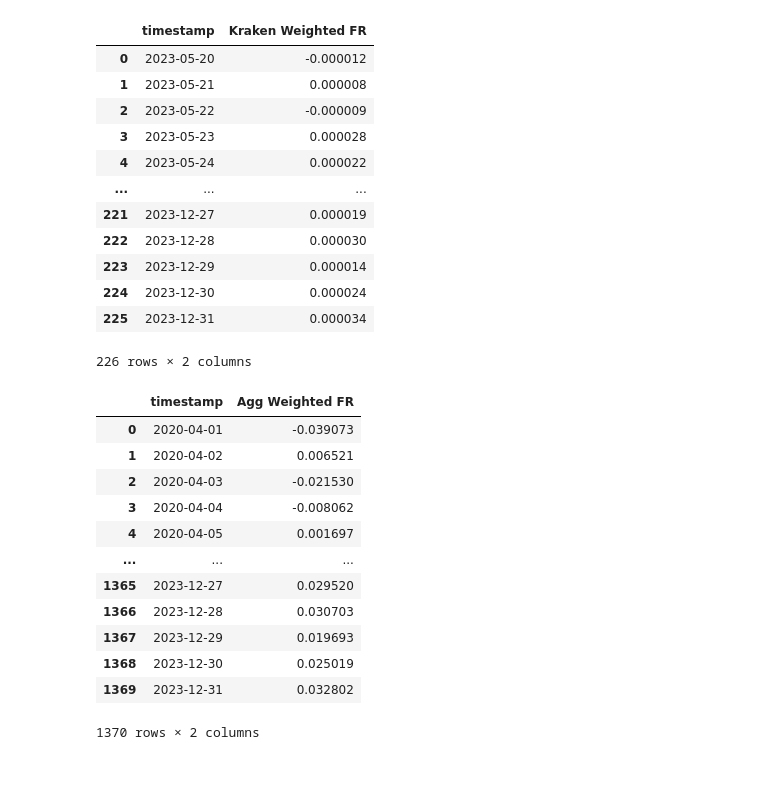
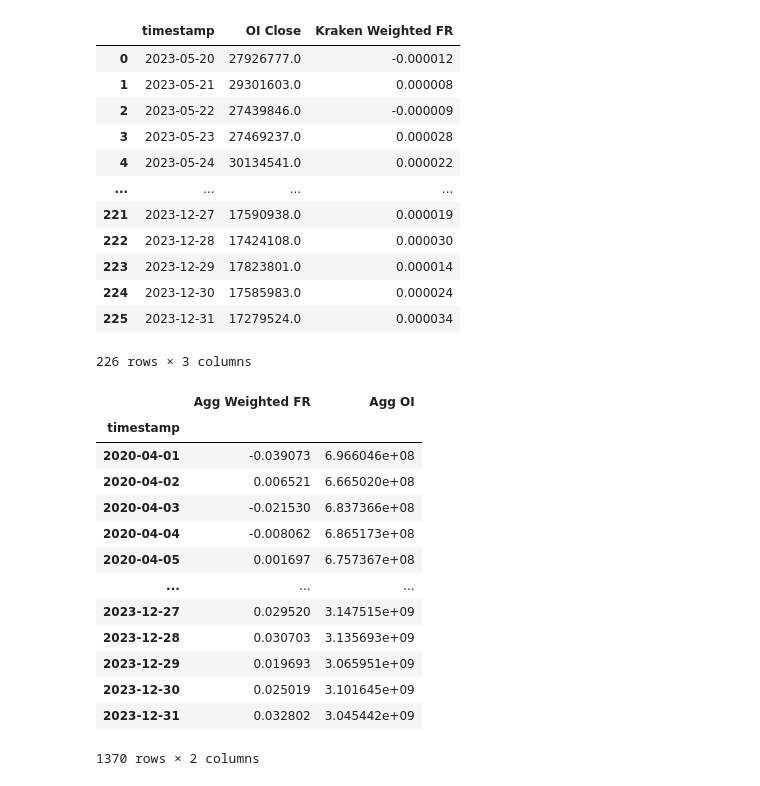
Before and after one commit to immortal16/OpenDeltaDeliverables, a Jupyter notebook: 1_2_data_aggregation.ipynb, the cells around one changed output. Drawn from its saved outputs; the diff is of its cells as text; code cells hidden in the pictures.

```diff
--- a/1_2_data_aggregation.ipynb
+++ b/1_2_data_aggregation.ipynb
@@ -138,8 +138,8 @@ def get_weighted_fr(exchange_data):
     ret['Quarter'] = ret['timestamp'].dt.to_period('Q')
     ret[f'{exchange_name} Weighted FR'] = ret['FR Close'] * ret['Quarter'].replace(exchange_quarter_weights)
 
-    ret = ret.drop(['Open', 'High', 'Low', 'Close', 'Volume', 'OI Open', 'OI High', 'OI Low',
-                    'OI Close', 'FR Open', 'FR High', 'FR Low', 'FR Close', 'Quarter'], axis=1)
+    ret = ret.drop(['Open', 'High', 'Low', 'Close', 'Volume', 'OI Open', 'OI High',
+                    'OI Low', 'FR Open', 'FR High', 'FR Low', 'FR Close', 'Quarter'], axis=1)
     ret.name = exchange_name
     return ret
 # %%
@@ -265,51 +265,60 @@ bitget_wfr
 kraken_wfr = get_weighted_fr(kraken_data)
 kraken_wfr
 # %% [output]
-|  | timestamp | Kraken Weighted FR |
-| 0 | 2023-05-20 | -0.000012 |
-| 1 | 2023-05-21 | 0.000008 |
-| 2 | 2023-05-22 | -0.000009 |
-| 3 | 2023-05-23 | 0.000028 |
-| 4 | 2023-05-24 | 0.000022 |
-| ... | ... | ... |
-| 221 | 2023-12-27 | 0.000019 |
-| 222 | 2023-12-28 | 0.000030 |
-| 223 | 2023-12-29 | 0.000014 |
-| 224 | 2023-12-30 | 0.000024 |
-| 225 | 2023-12-31 | 0.000034 |
+|  | timestamp | OI Close | Kraken Weighted FR |
+| 0 | 2023-05-20 | 27926777.0 | -0.000012 |
+| 1 | 2023-05-21 | 29301603.0 | 0.000008 |
+| 2 | 2023-05-22 | 27439846.0 | -0.000009 |
+| 3 | 2023-05-23 | 27469237.0 | 0.000028 |
+| 4 | 2023-05-24 | 30134541.0 | 0.000022 |
+| ... | ... | ... | ... |
+| 221 | 2023-12-27 | 17590938.0 | 0.000019 |
+| 222 | 2023-12-28 | 17424108.0 | 0.000030 |
+| 223 | 2023-12-29 | 17823801.0 | 0.000014 |
+| 224 | 2023-12-30 | 17585983.0 | 0.000024 |
+| 225 | 2023-12-31 | 17279524.0 | 0.000034 |
-226 rows × 2 columns
+226 rows × 3 columns
 # %%
-def get_agg_weighted_fr(wfr_dfs):
+def get_agg_weighted_fr_oi(wfr_dfs):
     agg_wfr = []
+    agg_oi_ = []
 
     for ts in bitmex_wfr['timestamp']:
-        agg = 0
+        agg_fr = 0
+        agg_oi = 0
         for exchange in wfr_dfs:
-            temp = exchange.loc[exchange['timestamp'] == ts][f'{exchange.name} Weighted FR'].values
-            if temp.size > 0:
-                agg += temp[0]
+            row = exchange.loc[exchange['timestamp'] == ts]
+            if row.size > 0:
+                agg_oi += row['OI Close'].values[0]
+                agg_fr += row[f'{exchange.name} Weighted FR'].values[0]
             else:
                 continue
-        agg_wfr.append(agg)
+        agg_wfr.append(agg_fr)
+        agg_oi_.append(agg_oi)
 
     ret = bitmex_wfr.copy()
-    ret = ret.drop('Bitmex Weighted FR', axis=1)
+    ret = ret.drop(['Bitmex Weighted FR', 'OI Close'], axis=1)
     ret['Agg Weighted FR'] = agg_wfr
+    ret['Agg OI'] = agg_oi_
+
+    ret = ret.set_index('timestamp')
 
     return ret
 # %%
-get_agg_weighted_fr([huobi_wfr, deribit_wfr, bybit_wfr, bitmex_wfr, okx_wfr, binance_wfr, bitget_wfr, kraken_wfr])
+agg = get_agg_weighted_fr_oi([huobi_wfr, deribit_wfr, bybit_wfr, bitmex_wfr, okx_wfr, binance_wfr, bitget_wfr, kraken_wfr])
+agg
 # %% [output]
-|  | timestamp | Agg Weighted FR |
-| 0 | 2020-04-01 | -0.039073 |
-| 1 | 2020-04-02 | 0.006521 |
-| 2 | 2020-04-03 | -0.021530 |
-| 3 | 2020-04-04 | -0.008062 |
-| 4 | 2020-04-05 | 0.001697 |
+|  | Agg Weighted FR | Agg OI |
+| timestamp |  |  |
+| 2020-04-01 | -0.039073 | 6.966046e+08 |
+| 2020-04-02 | 0.006521 | 6.665020e+08 |
+| 2020-04-03 | -0.021530 | 6.837366e+08 |
+| 2020-04-04 | -0.008062 | 6.865173e+08 |
+| 2020-04-05 | 0.001697 | 6.757367e+08 |
 | ... | ... | ... |
-| 1365 | 2023-12-27 | 0.029520 |
-| 1366 | 2023-12-28 | 0.030703 |
-| 1367 | 2023-12-29 | 0.019693 |
-| 1368 | 2023-12-30 | 0.025019 |
-| 1369 | 2023-12-31 | 0.032802 |
+| 2023-12-27 | 0.029520 | 3.147515e+09 |
+| 2023-12-28 | 0.030703 | 3.135693e+09 |
+| 2023-12-29 | 0.019693 | 3.065951e+09 |
+| 2023-12-30 | 0.025019 | 3.101645e+09 |
+| 2023-12-31 | 0.032802 | 3.045442e+09 |
 1370 rows × 2 columns
```
Also changed, not shown: parts of 7 cells of this notebook.
